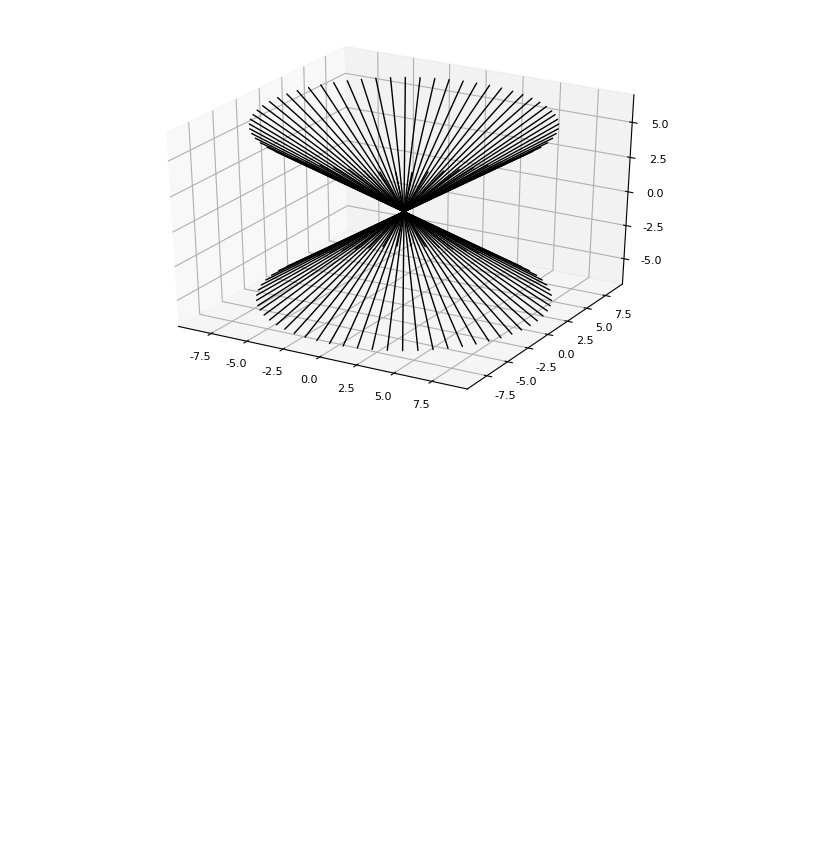
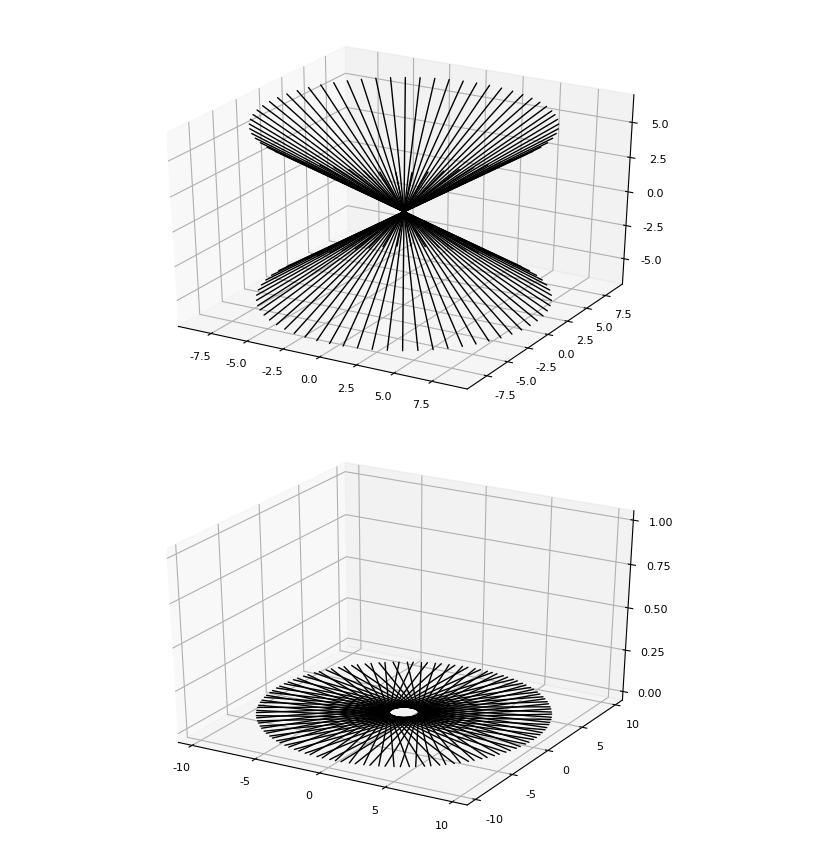
Before and after one commit to mattConn/differential-geometry-exercises, a Jupyter notebook: src/notebooks/4-1-3.ipynb, the cells around one changed output. Cells and saved outputs as stored; diff of their text form; code cells hidden in the pictures; blank space fills up the shorter version.

```diff
--- a/src/notebooks/4-1-3.ipynb
+++ b/src/notebooks/4-1-3.ipynb
@@ -96,3 +96,30 @@ end
 plot!()
 # %% [output]
 [figure]
+# %%
+using Plots
+using Calculus
+pyplot()
+
+p = 2
+f(t) = 1
+g(t) = t
+n=2
+x(t) = f(t)*cos(n)-g(t)*sin(n)
+y(t) = f(t)*sin(n)+cos(n)*g(t)
+T(t) = t
+
+COLOR = "black"
+color_list = ["black","red"]
+LW = 2.0
+LABEL = ""
+
+plot()
+for i in 0:0.1:6.2
+    n = i
+    plot!(x,y,zero,-10,10,label=LABEL,color="black")
+end
+
+plot!()
+# %% [output]
+[figure, added]
```
Also changed, not shown: 3 other files.
